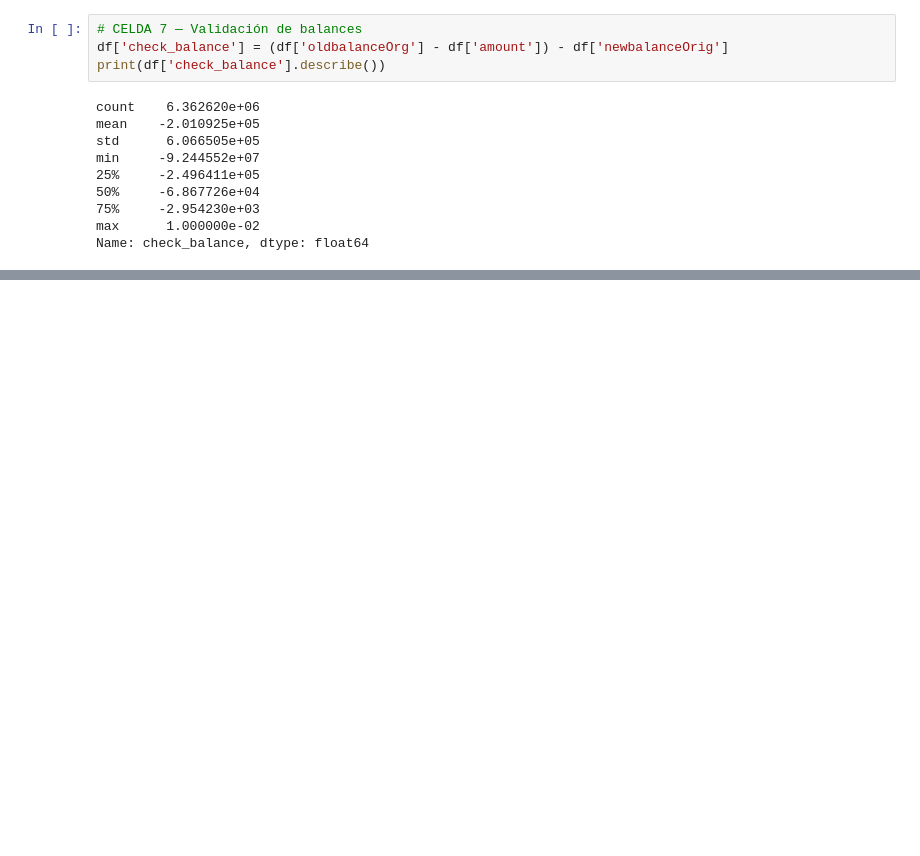
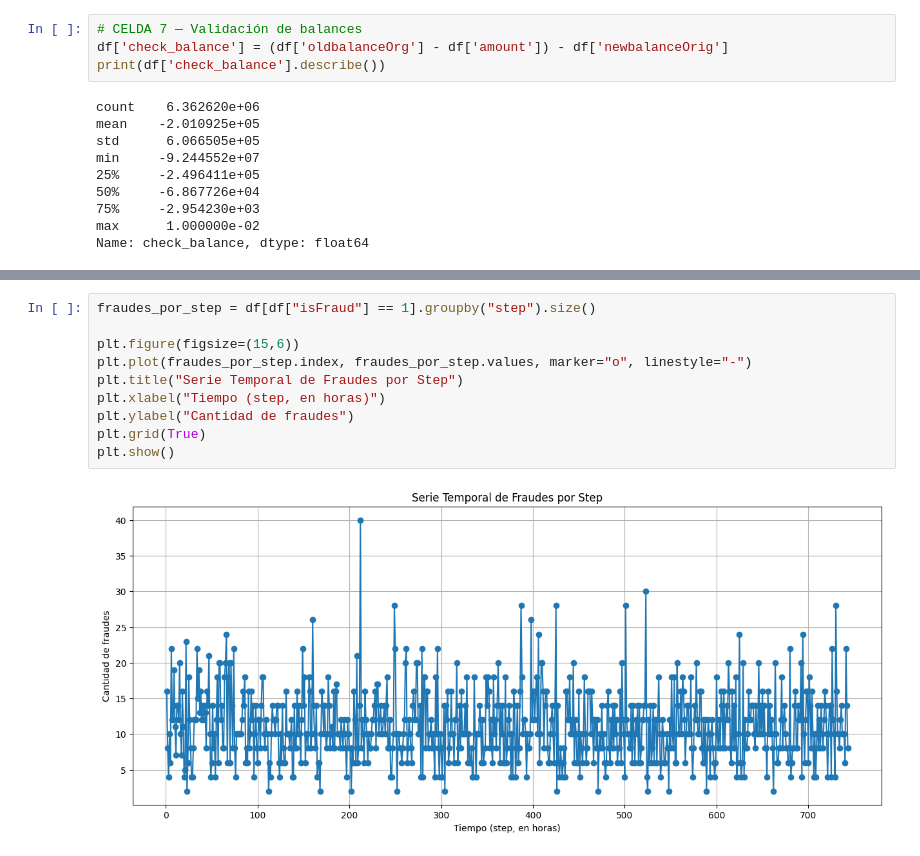
Before and after one commit to SantiagoRR17/BigDataProject, a Jupyter notebook: Alisito.ipynb, the cells around one changed output, grey strips where cells are left out. Cells and saved outputs as stored; diff of their text form; blank space fills up the shorter version.

```diff
--- a/Alisito.ipynb
+++ b/Alisito.ipynb
@@ -146,0 +159,12 @@ Name: check_balance, dtype: float64
+# %%
+fraudes_por_step = df[df["isFraud"] == 1].groupby("step").size()
+
+plt.figure(figsize=(15,6))
+plt.plot(fraudes_por_step.index, fraudes_por_step.values, marker="o", linestyle="-")
+plt.title("Serie Temporal de Fraudes por Step")
+plt.xlabel("Tiempo (step, en horas)")
+plt.ylabel("Cantidad de fraudes")
+plt.grid(True)
+plt.show()
+# %% [output]
+[figure, added]
```
Also changed, not shown: parts of 2 cells of this notebook.
